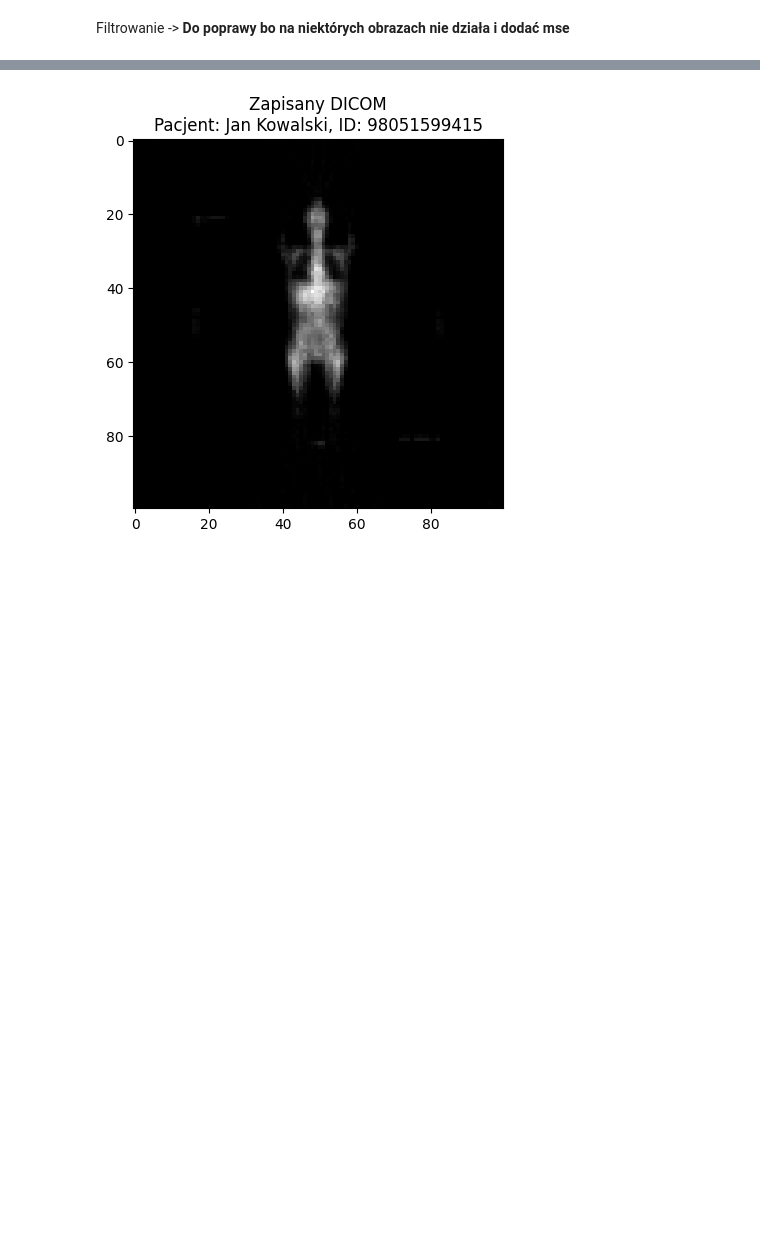
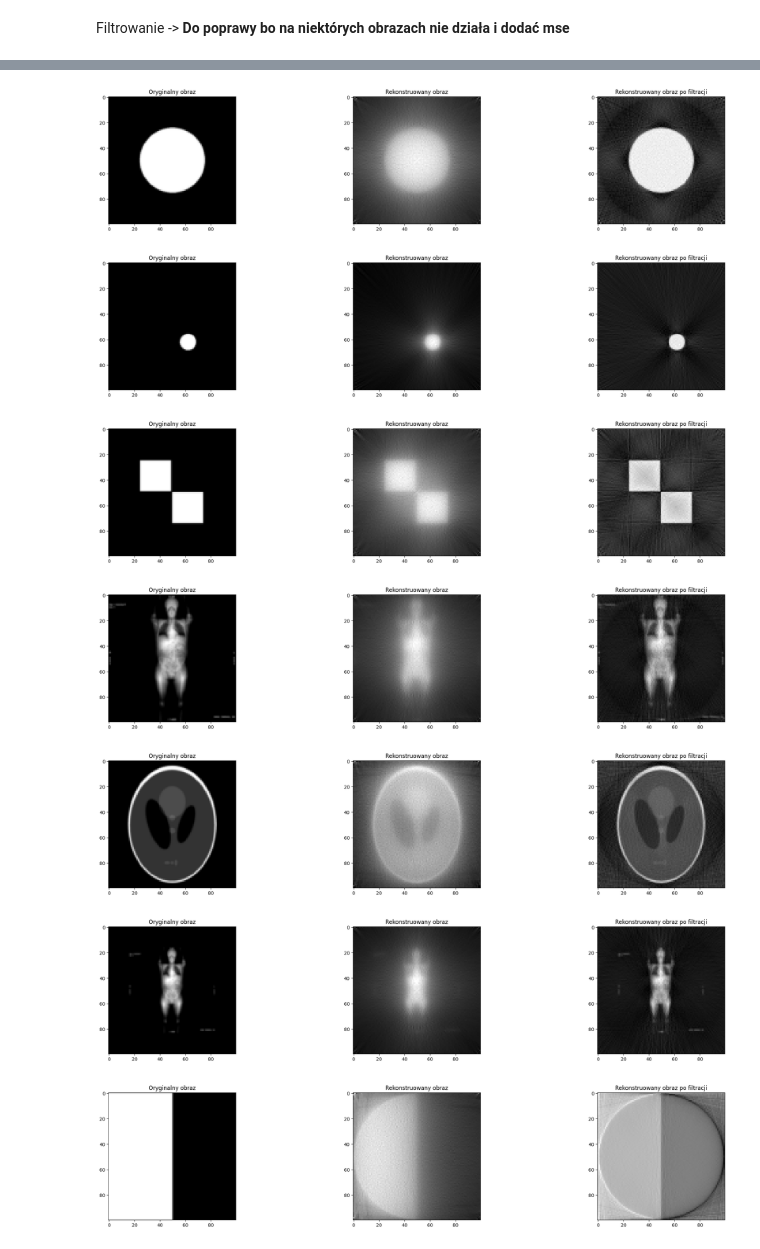
Before and after one commit to KrzysztofZaporowski/Informatyka-w-medycynie, a Jupyter notebook: tomograf/main.ipynb, the cells around one changed output, grey strips where cells are left out. Cells and saved outputs as stored; diff of their text form; code cells hidden in the pictures; blank space fills up the shorter version.

```diff
--- a/tomograf/main.ipynb
+++ b/tomograf/main.ipynb
@@ -186,6 +117,36 @@ data_badania = datetime.datetime.now().strftime("%Y-%m-%d %H:%M:%S")
 nazwa_pliku = f"dicom/rekonstrukcja_{dane_pacjenta[0]}_{dane_pacjenta[1]}_{data_badania.replace(':', '-')}.dcm"
 komentarz = "Rekonstrukcja tomograficzna z filtrowaniem"
 
-utils.zapisz_dicom(rekonstruowany_obraz_filtrowany, nazwa_pliku, dane_pacjenta, data_badania, komentarz)
+# utils.zapisz_dicom(rekonstruowany_obraz_filtrowany, nazwa_pliku, dane_pacjenta, data_badania, komentarz)
-# %% [output]
-[figure, removed]
+# %%
+files = [f for f in os.listdir('./tomograf-obrazy/') if f.endswith('.jpg')]
+
+for f in files:
+    image = iio.imread(f'./tomograf-obrazy/{f}', mode='L')
+    image = resize(image, (100, 100))
+    wymiar_y, wymiar_x = image.shape
+
+    liczba_detektorow = 180
+    liczba_skanow = 180
+    rozpietosc = 180
+
+    sinogram_1 = utils.stworz_sinogram(wymiar_x, wymiar_y, liczba_detektorow, liczba_skanow, rozpietosc, image)
+    rekonstrukcja_1 = utils.rekonstrukcja_obrazu(wymiar_x, wymiar_y, liczba_detektorow, liczba_skanow, rozpietosc, sinogram_1)
+    rekonstrukcja_1_filtrowana = utils.rekonstrukcja_obrazu(wymiar_x, wymiar_y, liczba_detektorow, liczba_skanow, rozpietosc, utils.filtruj_sinogram(sinogram_1))
+
+    fig, (ax1, ax2, ax3) = plt.subplots(1, 3, figsize=(27, 5))
+    ax1.imshow(image, cmap='gray')
+    ax1.set_title("Oryginalny obraz")
+    ax2.imshow(rekonstrukcja_1, cmap='gray')
+    ax2.set_title("Rekonstruowany obraz")
+    ax3.imshow(rekonstrukcja_1_filtrowana, cmap='gray')
+    ax3.set_title("Rekonstruowany obraz po filtracji")
+    plt.show()
+# %% [output]
+[figure, added]
+[figure, added]
+[figure, added]
+[figure, added]
+[figure, added]
+[figure, added]
+[figure, added]
```
Also changed, not shown: parts of 9 cells of this notebook.
